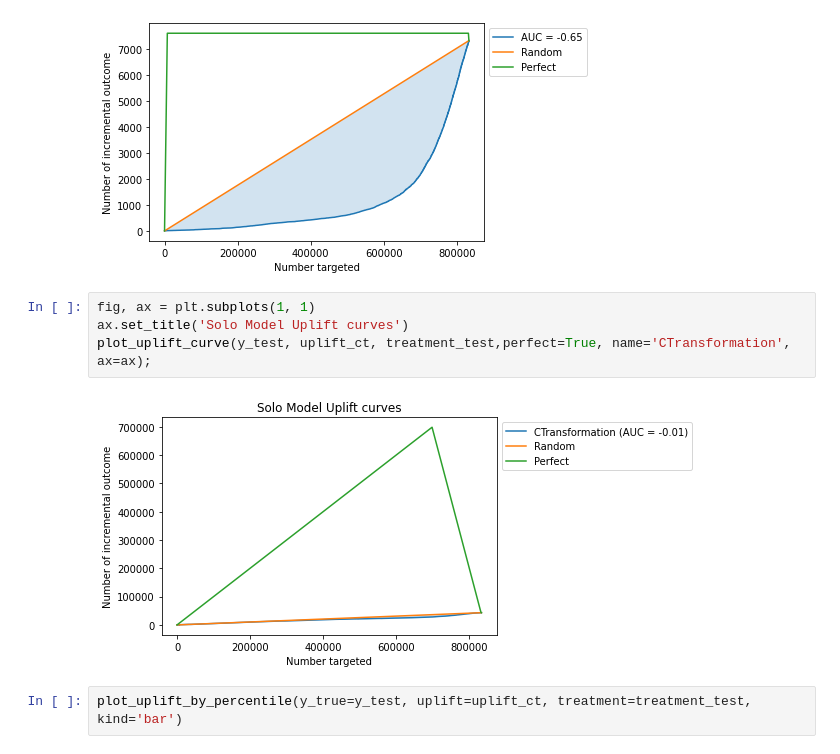
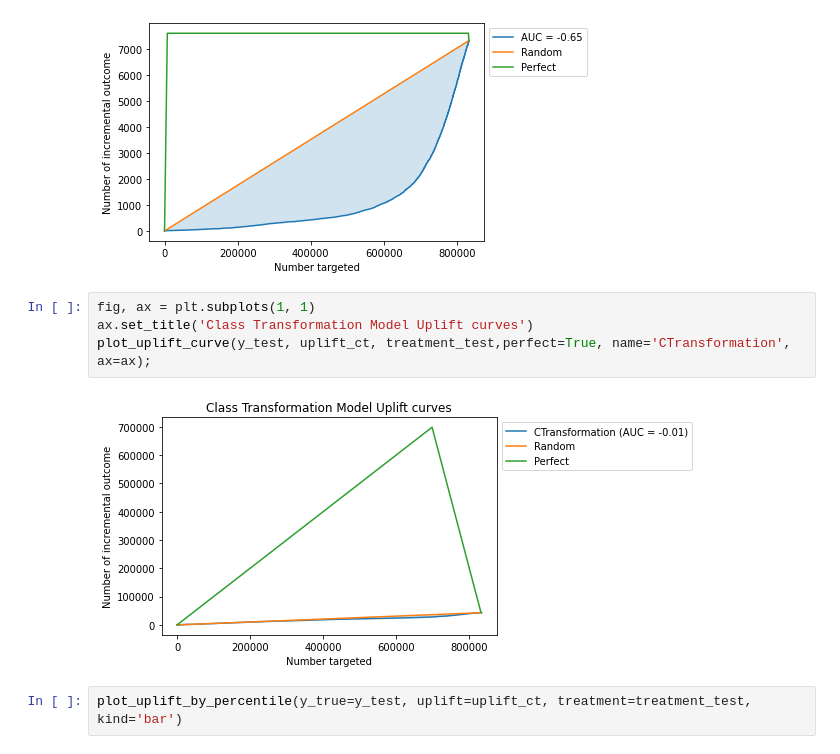
Before and after one commit to mudassarmshaikh/UpliftModel, a Jupyter notebook: Uplift Model - Criteo Advertising (Final).ipynb, the cells around one changed output. Cells and saved outputs as stored; diff of their text form.

```diff
--- a/Uplift Model - Criteo Advertising (Final).ipynb
+++ b/Uplift Model - Criteo Advertising (Final).ipynb
@@ -140,10 +140,10 @@ plot_qini_curve(y_test, uplift_ct, treatment_test, perfect=True);
 [figure]
 # %%
 fig, ax = plt.subplots(1, 1)
-ax.set_title('Solo Model Uplift curves')
+ax.set_title('Class Transformation Model Uplift curves')
 plot_uplift_curve(y_test, uplift_ct, treatment_test,perfect=True, name='CTransformation', ax=ax);
 # %% [output]
-[figure, old version]
+[figure, new version]
 # %%
 plot_uplift_by_percentile(y_true=y_test, uplift=uplift_ct, treatment=treatment_test, kind='bar')
 # %% [output]
```
Also changed, not shown: parts of 1 cell of this notebook.
